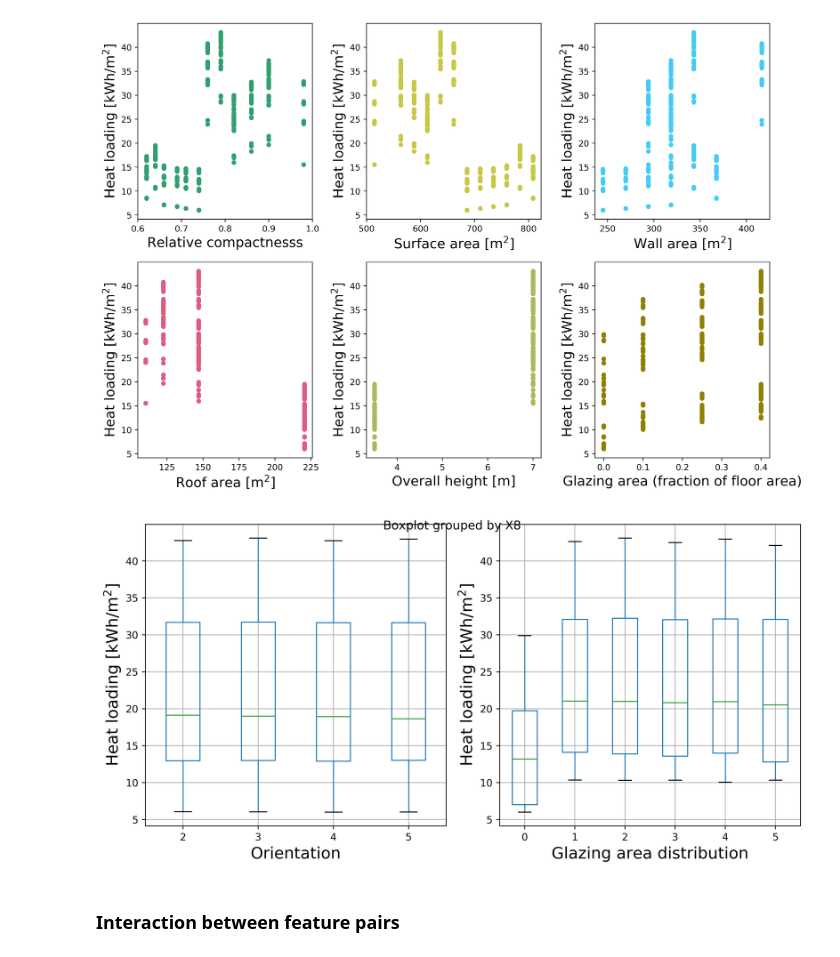
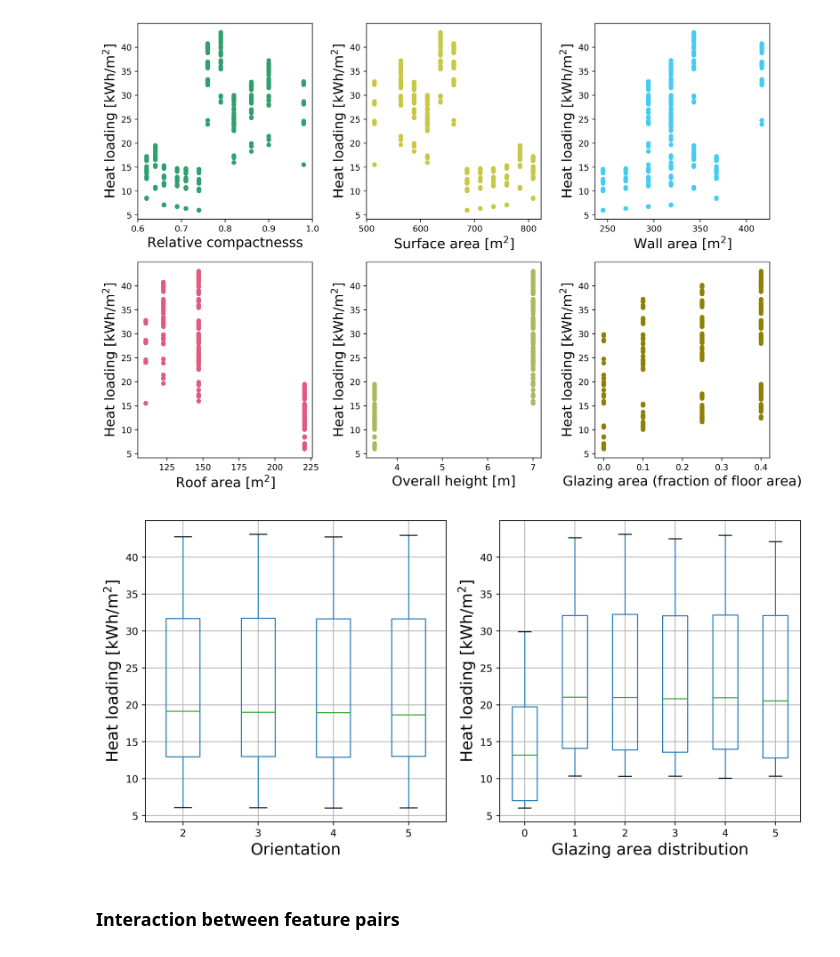
Before and after one commit to cengc13/DATA1030_final_project, a Jupyter notebook: src/features/EDA_for_regression.ipynb, the cells around one changed output. Drawn from its saved outputs; the diff is of its cells as text; code cells hidden in the pictures.

```diff
--- a/src/features/EDA_for_regression.ipynb
+++ b/src/features/EDA_for_regression.ipynb
@@ -4,8 +4,8 @@ import numpy as np
 from matplotlib import pyplot as plt
 %matplotlib inline
 # %%
-file = "../data/raw/ENB2012_data.csv"
-file_regress = "../data/processed/regression.csv"
+file = "../../data/raw/ENB2012_data.csv"
+file_regress = "../../data/processed/regression.csv"
 # file_classification = "../data/processed/classification.csv"
 df =  pd.read_csv(file)
 df_regress =  pd.read_csv(file_regress)
@@ -101,20 +100,22 @@ plt.savefig("../figures/Y1_vs_continuous_features.png")
 # %%
 # 3 categorical features
 plt.figure(figsize=(10,5),dpi=500)
 label = 'Y1'
 wspace = 0.2
 hspace = 0.2
 plt.subplots_adjust(wspace, hspace);
 for i, feature in enumerate(cat_ftrs):
     ax = plt.subplot(1,2,i+1)
     df[[label, feature]].boxplot(by=feature, ax=ax)
     ax.set_xlabel(dict_ftrs_names[feature], fontsize=16)
     ax.set_ylabel(dict_ftrs_names[label], fontsize=16)
+    fig = ax.get_figure()
+    fig.suptitle("")
     ax.set_title("")
 plt.tight_layout()
-plt.savefig("../figures/Y1_vs_categorical_features.png")
+plt.savefig("../../figures/Y1_vs_categorical_features.png")
 # %% [output]
-[figure, old version]
+[figure, new version]
 # %% [markdown]
 ### Interaction between feature pairs
 # %%
```
Also changed, not shown: parts of 4 cells of this notebook, 5 other files.
